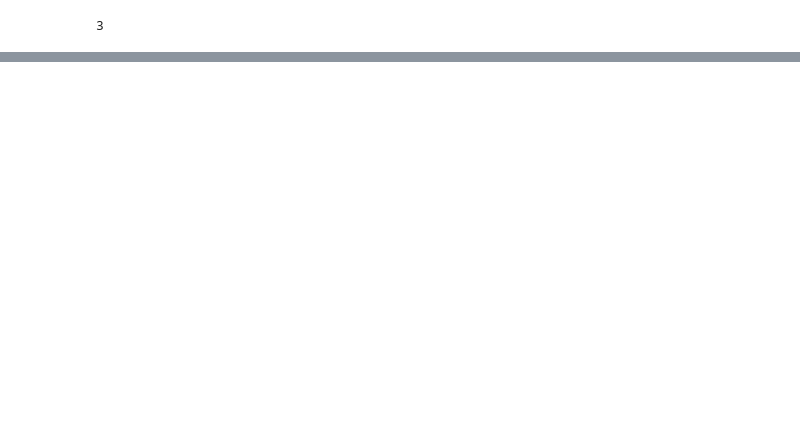
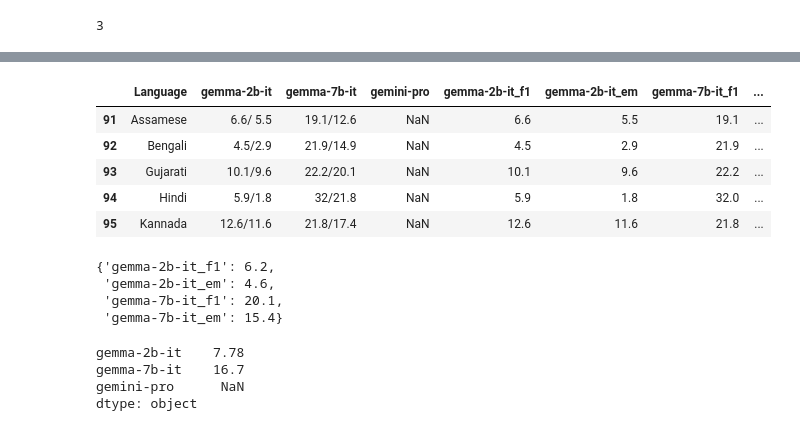
Before and after one commit to microsoft/MEGAVERSE, a Jupyter notebook: MEGANotebooks/compile_results.ipynb, the cells around one changed output, grey strips where cells are left out. Saved outputs shown, nothing was run; the diff lists cells and outputs as text; code cells hidden in the pictures; blank space fills up the shorter version.

```diff
--- a/MEGANotebooks/compile_results.ipynb
+++ b/MEGANotebooks/compile_results.ipynb
@@ -97,0 +194,8 @@ final_dataframe.to_excel("results.xlsx", index=False)
+# %%
+eval_cols = []
+for col in qa_df.columns[1:-1]:
+    scores = [val.split("/") for val in qa_df[col]]
+    qa_df[f"{col}_f1"] = [float(val[0]) for val in scores]
+    qa_df[f"{col}_em"] = [float(val[1]) for val in scores]
+    eval_cols.append(f"{col}_f1")
+    eval_cols.append(f"{col}_em")
@@ -97,0 +206,28 @@ final_dataframe.to_excel("results.xlsx", index=False)
+# %%
+qa_df.head()
+# %% [output]
+|  | Language | gemma-2b-it | gemma-7b-it | gemini-pro | gemma-2b-it_f1 | gemma-2b-it_em | gemma-7b-it_f1 | ... |
+| 91 | Assamese | 6.6/ 5.5 | 19.1/12.6 | NaN | 6.6 | 5.5 | 19.1 | ... |
+| 92 | Bengali | 4.5/2.9 | 21.9/14.9 | NaN | 4.5 | 2.9 | 21.9 | ... |
+| 93 | Gujarati | 10.1/9.6 | 22.2/20.1 | NaN | 10.1 | 9.6 | 22.2 | ... |
+| 94 | Hindi | 5.9/1.8 | 32/21.8 | NaN | 5.9 | 1.8 | 32.0 | ... |
+| 95 | Kannada | 12.6/11.6 | 21.8/17.4 | NaN | 12.6 | 11.6 | 21.8 | ... |
+# %%
+result = qa_df[eval_cols].mean(axis=0).to_dict()
+for key in result:
+    result[key] = round(result[key], 1)
+
+
+result
+# %% [output]
+{'gemma-2b-it_f1': 6.2,
+ 'gemma-2b-it_em': 4.6,
+ 'gemma-7b-it_f1': 20.1,
+ 'gemma-7b-it_em': 15.4}
+# %%
+qa_df[list(google_models)].mean(axis=0)
+# %% [output]
+gemma-2b-it    7.78
+gemma-7b-it    16.7
+gemini-pro      NaN
+dtype: object
```
Also changed, not shown: parts of 14 cells of this notebook, 7 other files.
